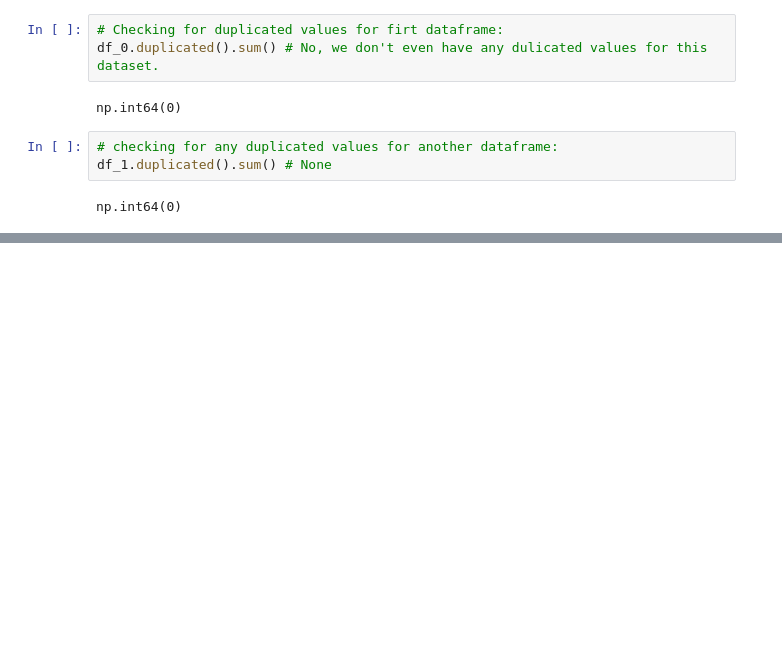
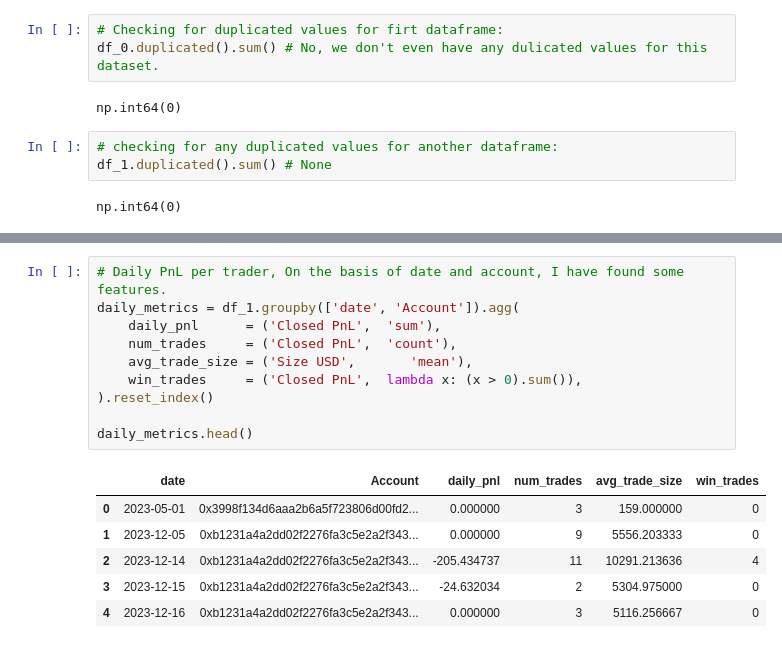
Before and after one commit to Nikhil09052007/TRADER_SEMTIMENT_ANALYSIS, a Jupyter notebook: analysis.ipynb, the cells around one changed output, grey strips where cells are left out. Cells and saved outputs as stored; diff of their text form; blank space fills up the shorter version.

```diff
--- a/analysis.ipynb
+++ b/analysis.ipynb
@@ -187,0 +251,17 @@ np.int64(0)
+# %%
+# Daily PnL per trader, On the basis of date and account, I have found some features.
+daily_metrics = df_1.groupby(['date', 'Account']).agg(
+    daily_pnl      = ('Closed PnL',  'sum'),
+    num_trades     = ('Closed PnL',  'count'),
+    avg_trade_size = ('Size USD',       'mean'),
+    win_trades     = ('Closed PnL',  lambda x: (x > 0).sum()),
+).reset_index()
+
+daily_metrics.head()
+# %% [output]
+|  | date | Account | daily_pnl | num_trades | avg_trade_size | win_trades |
+| 0 | 2023-05-01 | 0x3998f134d6aaa2b6a5f723806d00fd2... | 0.000000 | 3 | 159.000000 | 0 |
+| 1 | 2023-12-05 | 0xb1231a4a2dd02f2276fa3c5e2a2f343... | 0.000000 | 9 | 5556.203333 | 0 |
+| 2 | 2023-12-14 | 0xb1231a4a2dd02f2276fa3c5e2a2f343... | -205.434737 | 11 | 10291.213636 | 4 |
+| 3 | 2023-12-15 | 0xb1231a4a2dd02f2276fa3c5e2a2f343... | -24.632034 | 2 | 5304.975000 | 0 |
+| 4 | 2023-12-16 | 0xb1231a4a2dd02f2276fa3c5e2a2f343... | 0.000000 | 3 | 5116.256667 | 0 |
```
Also changed, not shown: parts of 23 cells of this notebook.
